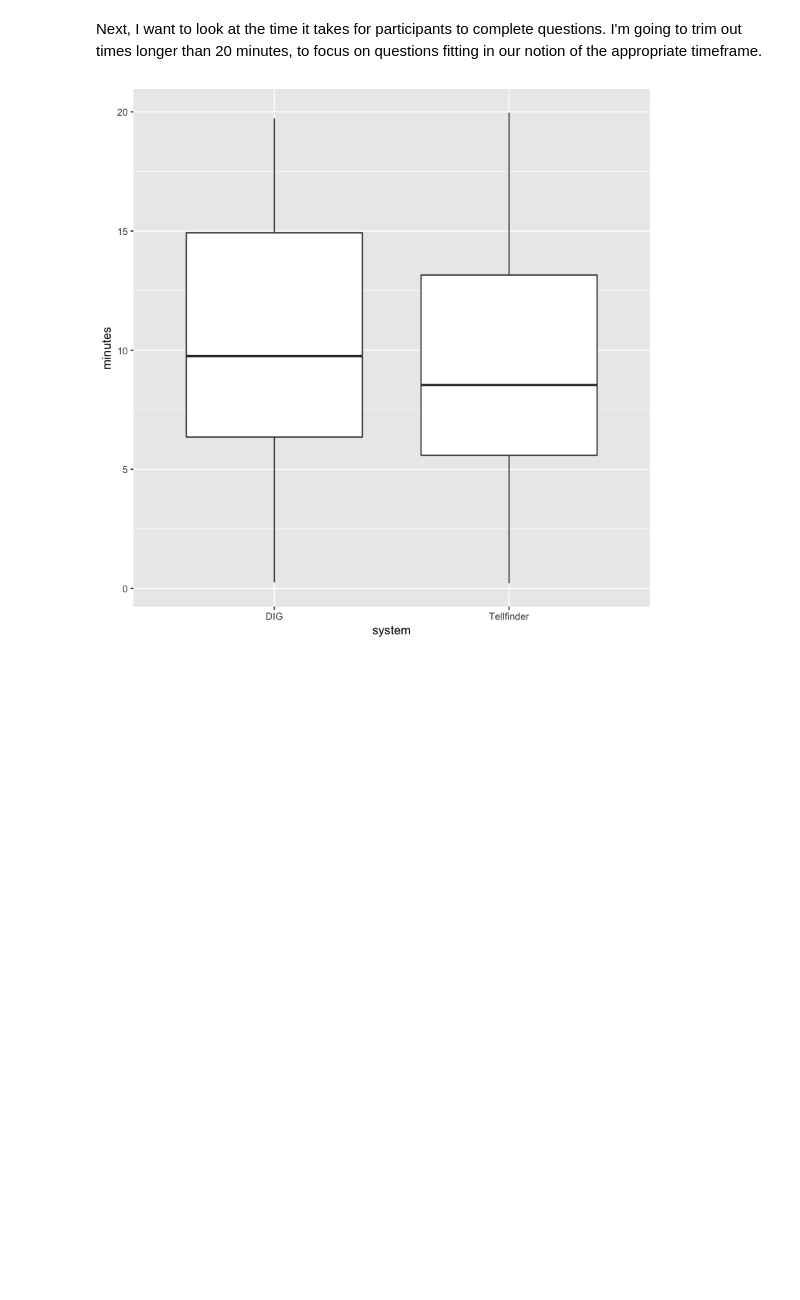
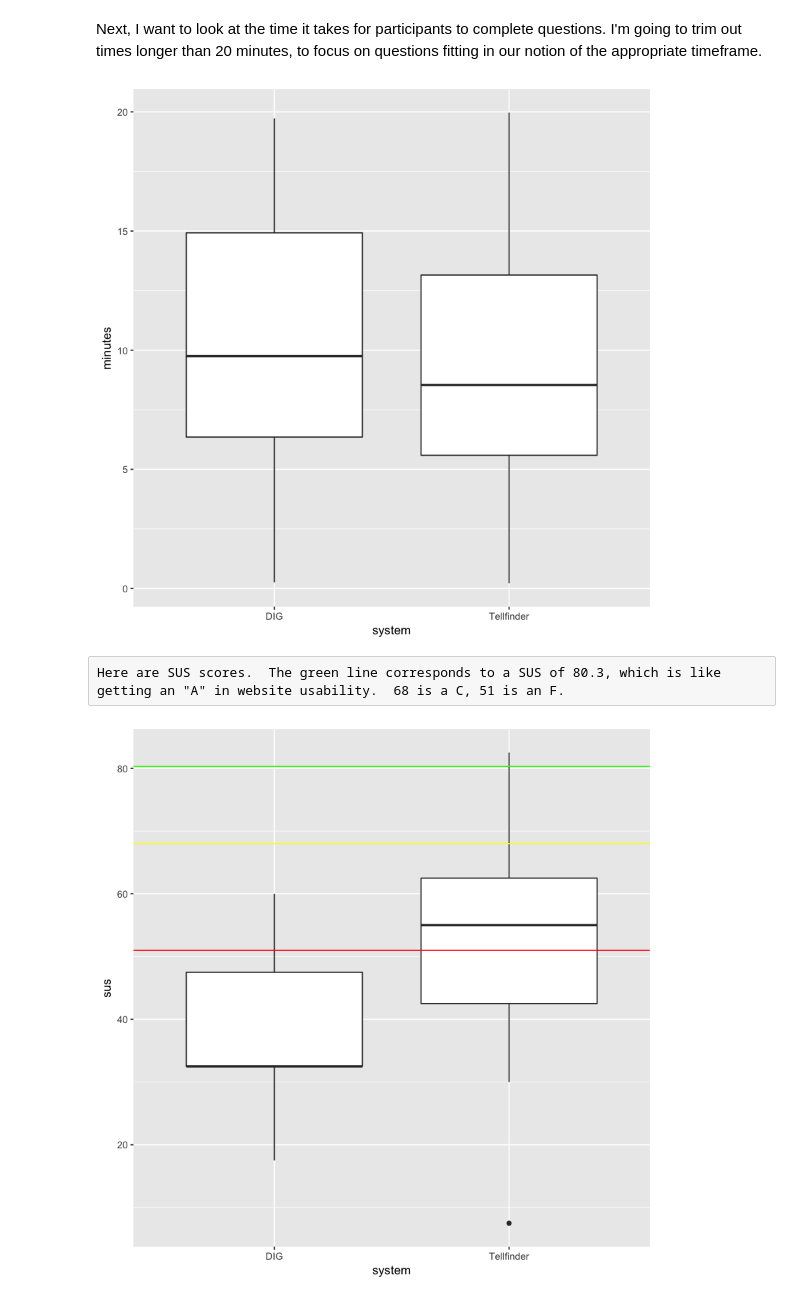
Before and after one commit to isoboroff/memex-hitl2, a Jupyter notebook: Data-analysis.ipynb, the cells around one changed output. Cells and saved outputs as stored; diff of their text form; code cells hidden in the pictures; blank space fills up the shorter version.

```diff
--- a/Data-analysis.ipynb
+++ b/Data-analysis.ipynb
@@ -95,3 +95,49 @@ times <- df %>%
 ggplot(times, aes(system, minutes)) + geom_boxplot()
 # %% [output]
 [figure]
+# %% [raw]
+Here are SUS scores.  The green line corresponds to a SUS of 80.3, which is like getting an "A" in website usability.  68 is a C, 51 is an F.
+# %%
+sus <- df %>% filter(str_detect(question, "TOOL ASSESSMENT")) %>%
+    mutate(header = fct_recode(header,
+        "q1" = "Instructions: For each of the following statements, mark the\u00e5\u00caone\u00e5\u00cathat best describes your reactions to the system that you just used. [I think that I would like to use this system frequently.]",
+        "q2" = "Instructions: For each of the following statements, mark the\u00e5\u00caone\u00e5\u00cathat best describes your reactions to the system that you just used. [I found this system unnecessarily complex.]",
+        "q3" = "Instructions: For each of the following statements, mark the\u00e5\u00caone\u00e5\u00cathat best describes your reactions to the system that you just used. [I thought this system was easy to use.]",
+        "q4" = "Instructions: For each of the following statements, mark the\u00e5\u00caone\u00e5\u00cathat best describes your reactions to the system that you just used. [I think that I would need assistance to be able to use this system.]",
+        "q5" = "Instructions: For each of the following statements, mark the\u00e5\u00caone\u00e5\u00cathat best describes your reactions to the system that you just used. [I found the various functions in this system were well integrated.]",
+        "q6" = "Instructions: For each of the following statements, mark the\u00e5\u00caone\u00e5\u00cathat best describes your reactions to the system that you just used. [I thought that there was too much inconsistency in this system.]",
+        "q7" = "Instructions: For each of the following statements, mark the\u00e5\u00caone\u00e5\u00cathat best describes your reactions to the system that you just used. [I would imagine that most subject matter experts in my domain would learn to use this system very quickly.]",
+        "q8" = "Instructions: For each of the following statements, mark the\u00e5\u00caone\u00e5\u00cathat best describes your reactions to the system that you just used. [I found this system very cumbersome or awkward to use.]",
+        "q9" = "Instructions: For each of the following statements, mark the\u00e5\u00caone\u00e5\u00cathat best describes your reactions to the system that you just used. [I felt very confident using this system.]",
+        "q10" = "Instructions: For each of the following statements, mark the\u00e5\u00caone\u00e5\u00cathat best describes your reactions to the system that you just used. [I needed to learn a lot of things before I could get going with this system.]",
+        NULL = "Tool to be evaluated:",
+        NULL = "Instructions: For each of the following statements, mark the\u00e5\u00caone\u00e5\u00cathat best describes your reactions to the system that you just used. []",
+        NULL = "Any other comments about the system?"
+                              ),
+        value = fct_recode(value,
+        "1" = "Strongly disagree",
+        "2" = "Disagree",
+        "3" = "Neither agree nor disagree",
+        "4" = "Agree",
+        "5" = "Strongly agree",
+        "3"  = "")) %>%
+    filter(header != "NA")  %>%
+    distinct(participant, question , system, header, .keep_all=TRUE) %>%
+    spread(header, value) %>%
+    mutate(Q1 = parse_number((q1)),
+        Q2 = parse_number((q2)),
+        Q3 = parse_number((q3)),
+        Q4 = parse_number((q4)),
+        Q5 = parse_number((q5)),
+        Q6 = parse_number((q6)),
+        Q7 = parse_number((q7)),
+        Q8 = parse_number((q8)),
+        Q9 = parse_number((q9)),
+        Q10 = parse_number((q10))) %>%
+    mutate(sus = 2.5 * ((Q1-1) + (5-Q2) + (Q3-1) + (5-Q4) + (Q5-1) + (5-Q6) + (Q7-1) + (5-Q8) + (Q9-1) + (5-Q10)))
+ggplot(sus, aes(system, sus)) + geom_boxplot() +
+    geom_hline(yintercept = 80.3, color="green") +
+    geom_hline(yintercept=68, color="yellow") +
+    geom_hline(yintercept=51, color="red")
+# %% [output]
+[figure, added]
```
